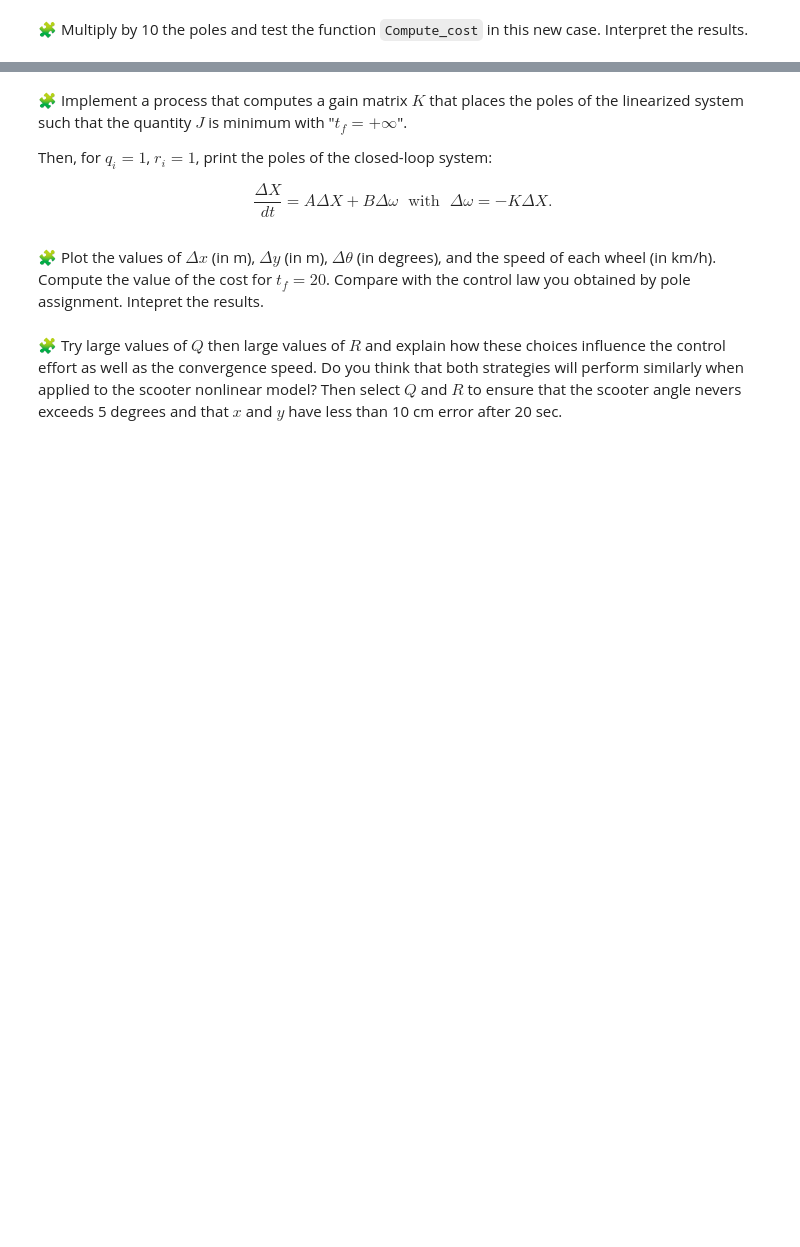
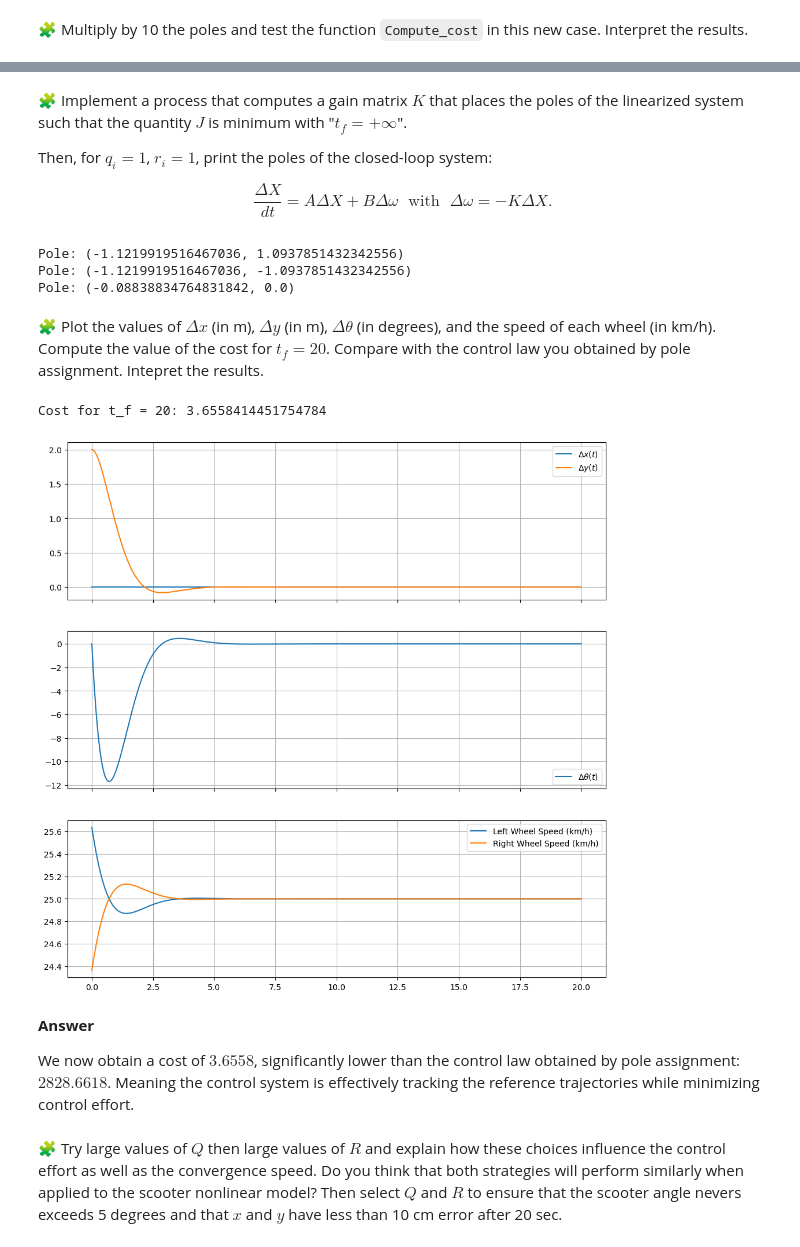
Before and after one commit to Nezar-ELMESSNAOUI/control-engineering-with-python-project-2023-2024, a Jupyter notebook: Project-part-3.ipynb, the cells around one changed output, grey strips where cells are left out. Saved outputs shown, nothing was run; the diff lists cells and outputs as text; code cells hidden in the pictures; blank space fills up the shorter version.

Commit message:
optimal control

```diff
--- a/Project-part-3.ipynb
+++ b/Project-part-3.ipynb
@@ -664,6 +699,6 @@ Then, for $q_i=1$, $r_i=1$, print the poles of the closed-loop system:
 
 $$
 \frac{\Delta X}{dt}= A \Delta X + B\Delta\omega
-\; \mbox{ with } \;
+\; \text{ with } \;
 \Delta\omega = -K \Delta X.
 $$
@@ -672,2 +705,24 @@ pass
+# %%
+def compute_gain_matrix(A, B, Q, R):
+    P = solve_continuous_are(A, B, Q, R)
+    K = linalg.inv(R) @ B.T @ P
+    return K
+
+K = compute_gain_matrix(A, B, Q, R_0)
+
+def deltaOmega(t):
+    return -K @ simul["sol"](t)
+
+A_closed = A - B @ K
+poles_closed, _ = eig(A_closed)
+real_poles = [pole.real for pole in poles_closed]
+imaginary_poles = [pole.imag for pole in poles_closed]
+
+for real, imag in zip(real_poles, imaginary_poles):
+    print(f"Pole: ({real}, {imag})")
+# %% [output]
+Pole: (-1.1219919516467036, 1.0937851432342556)
+Pole: (-1.1219919516467036, -1.0937851432342556)
+Pole: (-0.08838834764831842, 0.0)
 # %% [markdown]
 🧩 Plot the values of $\Delta x$ (in m), $\Delta y$ (in m), $\Delta \theta$ (in degrees), and the speed of each wheel (in km/h). Compute the value of the cost for $t_f=20$. Compare with the control law you obtained by pole assignment. Intepret the results.
@@ -676,2 +729,44 @@ pass
+# %%
+def deltaOmega(t,deltaX):
+    return -K@deltaX
+
+simul = solve_ivp(fun=lin_fun,t_span=[0, 20],y0=[0,2,0],dense_output=True, rtol=1e-6, atol=1e-12)
+
+t = linspace(0.0,tf, 1000)
+dx, dy, dtheta = simul["sol"](t)
+fig=figure(figsize=(12, 12))
+ax1, ax2, ax3 = fig.subplots(3, 1, sharex=True)
+ax1.grid(True)
+ax1.plot(t, dx, label="$\Delta x(t)$")
+ax1.plot(t, dy, label="$\Delta y(t)$")
+ax1.legend()
+ax2.grid(True)
+ax2.plot(t, dtheta*180/pi, label=r"$\Delta\theta(t)$")
+ax2.legend()
+
+dX = simul["sol"](t)
+dOmega = -K@dX
+dOmega_l = dOmega[0]
+dOmega_r = dOmega[1]
+omega_l = dOmega_l + v/r
+omega_r = dOmega_r + v/r
+
+ax3.plot(t,omega_l*r*3.6, label="Left Wheel Speed (km/h)")
+ax3.plot(t,omega_r*r*3.6, label="Right Wheel Speed (km/h)")
+ax3.legend()
+ax3.grid()
+
+def delta_Omega(t):
+    return -K@simul["sol"](t)
+
+cost_20 = Compute_cost(deltaX, delta_Omega, Q, R_0, [0, 20])
+print("Cost for t_f = 20:", cost_20)
+# %% [output]
+Cost for t_f = 20: 3.6558414451754784
+[figure, added]
+# %% [markdown]
+**Answer**
+
+We now obtain a cost of $3.6558$, significantly lower than  the control law obtained by pole assignment: $2828.6618$. Meaning the control system is effectively tracking the reference trajectories while minimizing control effort.
 # %% [markdown]
 🧩 Try large values of $Q$ then large values of $R$ and explain how these choices influence the control effort as well as the convergence speed. Do you think that both strategies will perform similarly when applied to the scooter nonlinear model? Then select $Q$ and $R$ to ensure that the scooter angle nevers exceeds 5 degrees and that $x$ and $y$ have less than 10 cm error after 20 sec.
```
Also changed, not shown: parts of 13 cells of this notebook.
